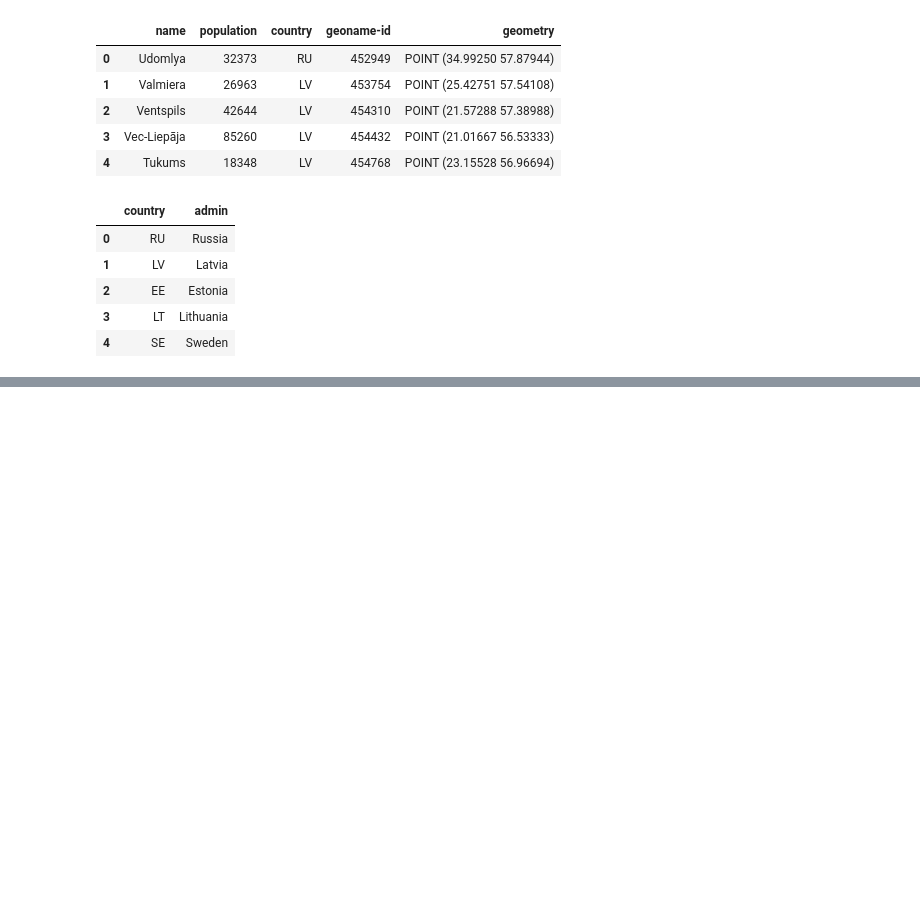
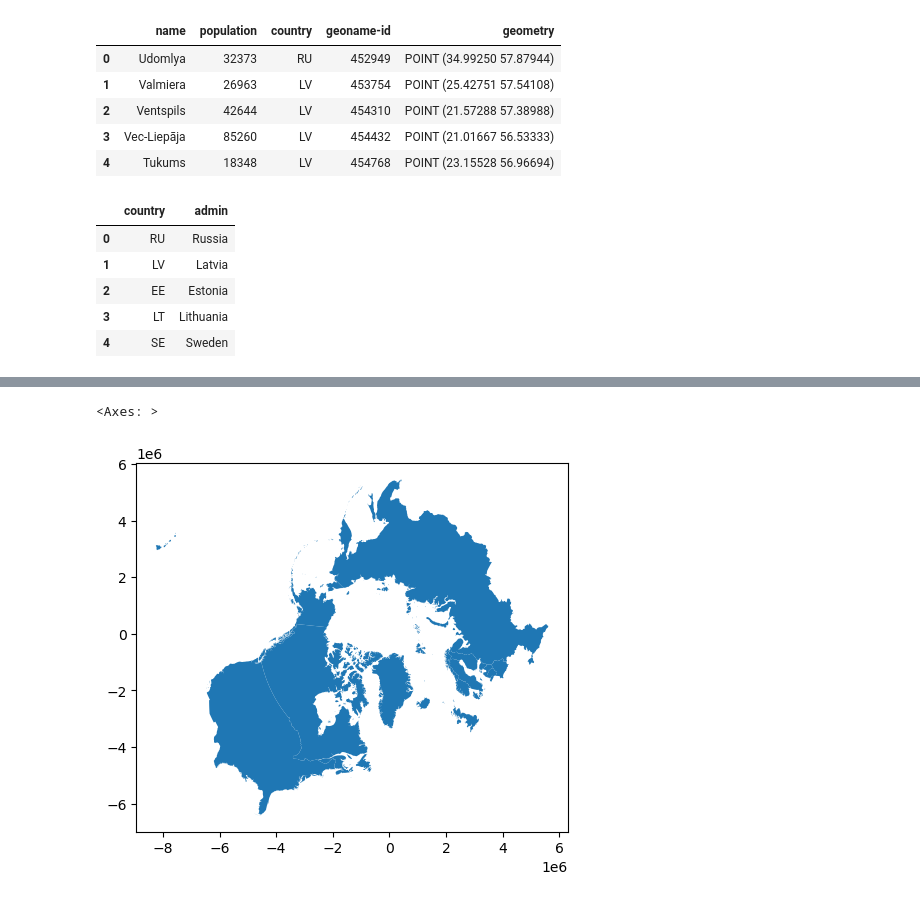
Before and after one commit to mmorenorolon/eds220-2025-in-class, a Jupyter notebook: week6-reprojecting.ipynb, the cells around one changed output, grey strips where cells are left out. Saved outputs shown, nothing was run; the diff lists cells and outputs as text; code cells hidden in the pictures; blank space fills up the shorter version.

Commit message:
Complete EDS220 week 6 lecture on reprojecting

```diff
--- a/week6-reprojecting.ipynb
+++ b/week6-reprojecting.ipynb
@@ -41,0 +261,8 @@ country_names.head()
+# %%
+# Reproject to CRS for Arctic region
+arctic_region = arctic_countries.to_crs('epsg:3413')
+# %%
+arctic_region.plot()
+# %% [output]
+<Axes: >
+[figure, added]
```
Also changed, not shown: parts of 38 cells of this notebook.
